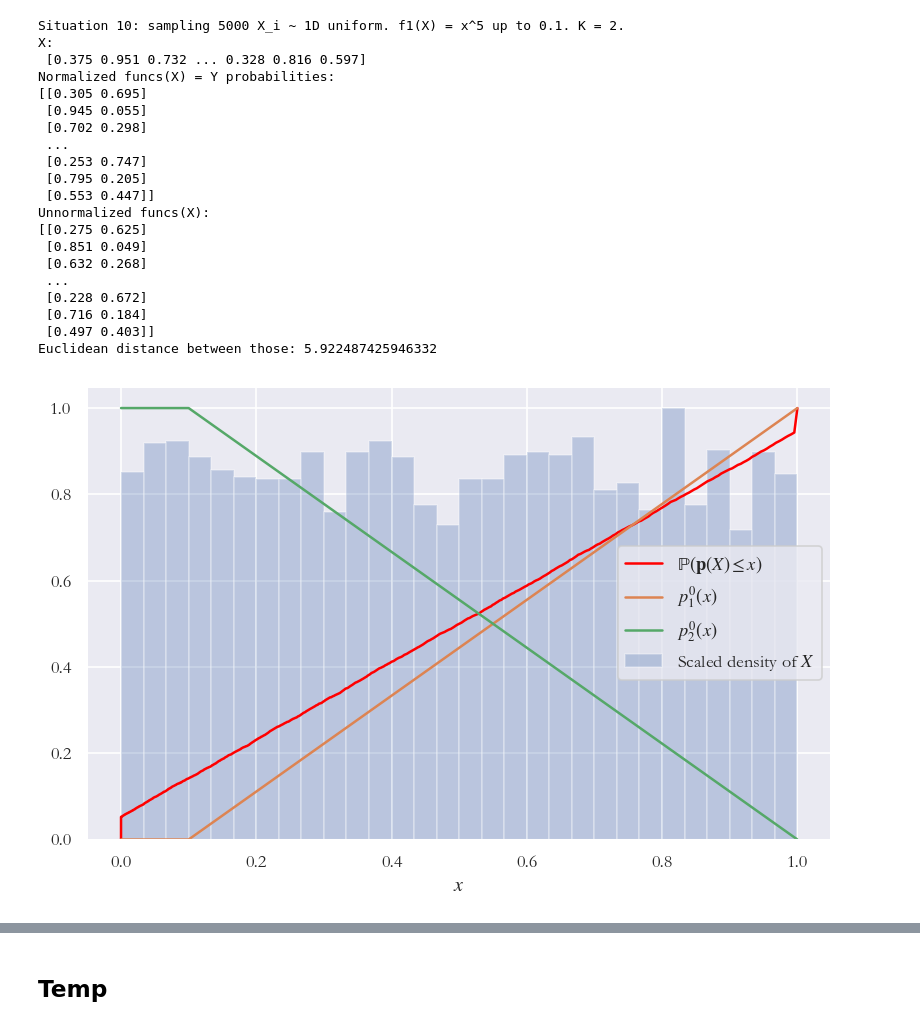
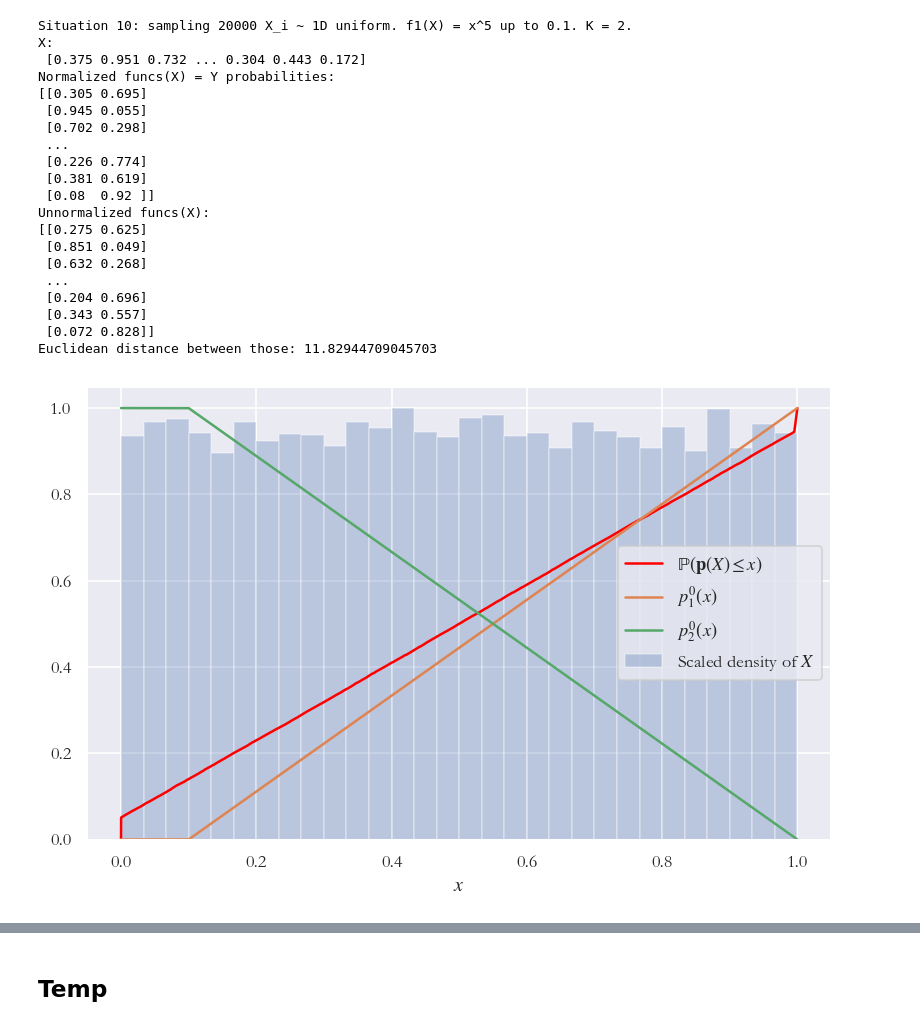
Before and after one commit to bramotten/Testing-NN-Classification-Theory, a Jupyter notebook: play.ipynb, the cells around one changed output, grey strips where cells are left out. Drawn from its saved outputs; the diff is of its cells as text; code cells hidden in the pictures.

```diff
--- a/play.ipynb
+++ b/play.ipynb
@@ -14,30 +14,30 @@ import importlib  # doesn't do too much in Colab
 # %%
 importlib.reload(simulating)
 situation = 10
 
-X, funcs, Y_prob, extras = simulating.create_dataset(str(situation), n=5000, viz=True)
+X, funcs, Y_prob, extras = simulating.create_dataset(str(situation), n=20_000, viz=True)
 # %% [output]
-Situation 10: sampling 5000 X_i ~ 1D uniform. f1(X) = x^5 up to 0.1. K = 2.
+Situation 10: sampling 20000 X_i ~ 1D uniform. f1(X) = x^5 up to 0.1. K = 2.
 X:
- [0.375 0.951 0.732 ... 0.328 0.816 0.597]
+ [0.375 0.951 0.732 ... 0.304 0.443 0.172]
 Normalized funcs(X) = Y probabilities:
 [[0.305 0.695]
  [0.945 0.055]
  [0.702 0.298]
  ...
- [0.253 0.747]
- [0.795 0.205]
- [0.553 0.447]]
+ [0.226 0.774]
+ [0.381 0.619]
+ [0.08  0.92 ]]
 Unnormalized funcs(X):
 [[0.275 0.625]
  [0.851 0.049]
  [0.632 0.268]
  ...
- [0.228 0.672]
- [0.716 0.184]
- [0.497 0.403]]
-Euclidean distance between those: 5.922487425946332
+ [0.204 0.696]
+ [0.343 0.557]
+ [0.072 0.828]]
+Euclidean distance between those: 11.82944709045703
-[figure, old version]
+[figure, new version]
 # %%
 from tensorflow.keras import losses
 from tensorflow.keras import optimizers
```
Also changed, not shown: parts of 6 cells of this notebook, 2 other files.
